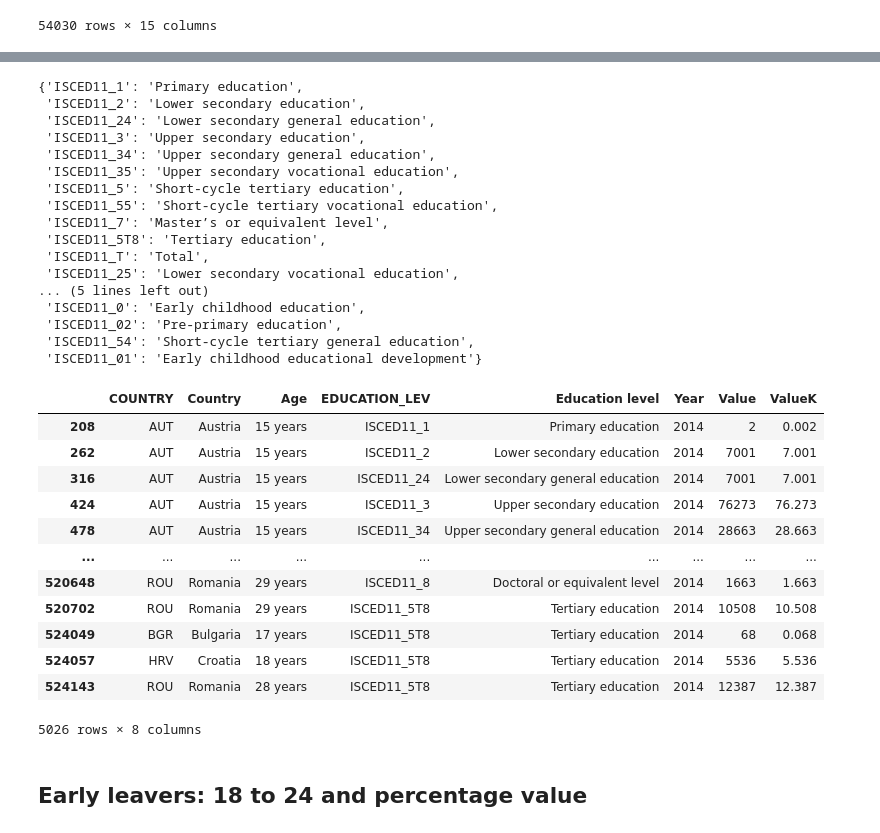
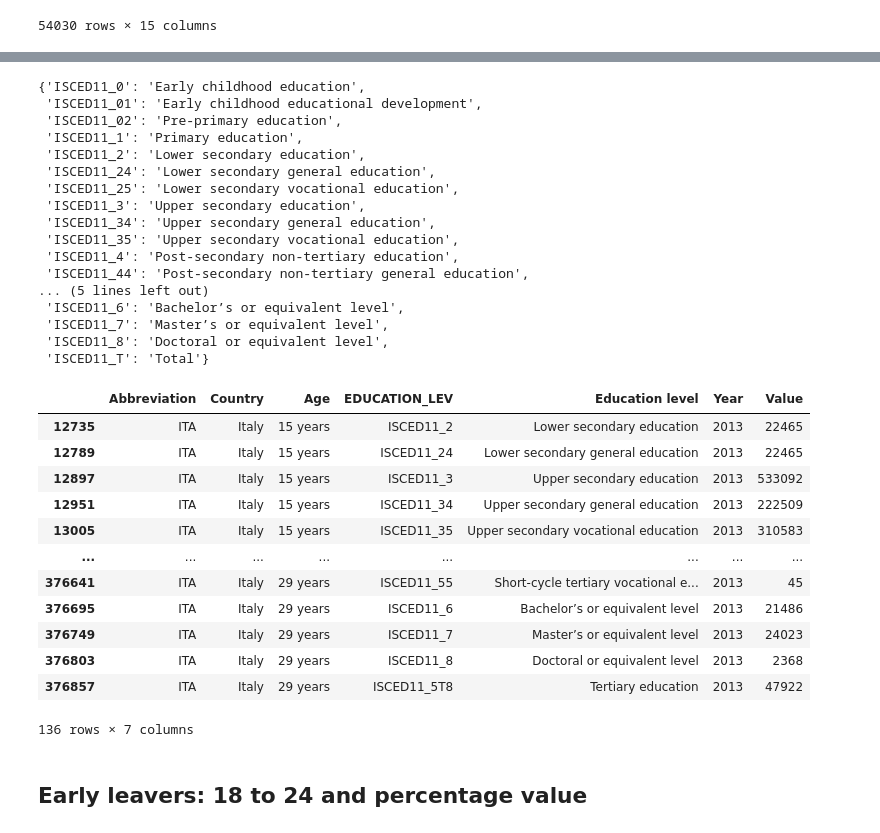
Before and after one commit to VittorioBartolomeoSecondin/DVISProject-CAValli_Team, a Jupyter notebook: Preprocessing_story2.ipynb, the cells around one changed output, grey strips where cells are left out. Drawn from its saved outputs; the diff is of its cells as text; code cells hidden in the pictures.

```diff
--- a/Preprocessing_story2.ipynb
+++ b/Preprocessing_story2.ipynb
@@ -457,8 +457,9 @@ filtered_enrolment
 # %%
 enrolment_final = filtered_enrolment.copy()
 enrolment_final.drop(['SEX', 'Gender', 'AGE', 'INTENSITY', 'Intensity', 'YEAR', 'Flag Codes', 'Flags'], axis = 1, inplace = True)
-enrolment_final['ValueK'] = round((enrolment_final['Value'] / 1000), 3)
 enrolment_final['Value'] = enrolment_final['Value'].round(0).astype(int)
+enrolment_final.rename(columns = {'COUNTRY': 'Abbreviation'}, inplace = True)
+enrolment_final['Country'] = enrolment_final['Abbreviation'].map(country_abbreviations_reversed)
 # %%
 filtered_distinct_values_dict = {col: enrolment_final[col].unique() for col in enrolment_final.columns}
 for col, values in filtered_distinct_values_dict.items():
@@ -484,24 +485,25 @@ Distinct values for column 'ValueK': [3.000e-03 2.000e-03 1.000e-03 ... 9.868e+0
 # %%
 education_level_dict = dict(zip(enrolment_final['EDUCATION_LEV'].unique(), enrolment_final['Education level'].unique()))
-education_level_dict
+sorted_education_level_dict = dict(sorted(education_level_dict.items()))
+sorted_education_level_dict
 # %% [output]
-{'ISCED11_1': 'Primary education',
+{'ISCED11_0': 'Early childhood education',
+ 'ISCED11_01': 'Early childhood educational development',
+ 'ISCED11_02': 'Pre-primary education',
+ 'ISCED11_1': 'Primary education',
  'ISCED11_2': 'Lower secondary education',
  'ISCED11_24': 'Lower secondary general education',
+ 'ISCED11_25': 'Lower secondary vocational education',
  'ISCED11_3': 'Upper secondary education',
  'ISCED11_34': 'Upper secondary general education',
  'ISCED11_35': 'Upper secondary vocational education',
- 'ISCED11_5': 'Short-cycle tertiary education',
- 'ISCED11_55': 'Short-cycle tertiary vocational education',
+ 'ISCED11_4': 'Post-secondary non-tertiary education',
+ 'ISCED11_44': 'Post-secondary non-tertiary general education',
+... (5 lines left out)
+ 'ISCED11_6': 'Bachelor’s or equivalent level',
  'ISCED11_7': 'Master’s or equivalent level',
- 'ISCED11_5T8': 'Tertiary education',
- 'ISCED11_T': 'Total',
- 'ISCED11_25': 'Lower secondary vocational education',
-... (5 lines left out)
- 'ISCED11_0': 'Early childhood education',
- 'ISCED11_02': 'Pre-primary education',
- 'ISCED11_54': 'Short-cycle tertiary general education',
- 'ISCED11_01': 'Early childhood educational development'}
+ 'ISCED11_8': 'Doctoral or equivalent level',
+ 'ISCED11_T': 'Total'}
 # %%
 years = range(2013, 2022)
 enrolment_dict = {}
@@ -512,22 +514,34 @@ for year in years:
     current_year_df = current_year_df[(current_year_df['Education level'] != 'Total') \
                                       & (current_year_df['Age'] != 'Total')]
     enrolment_dict[f'enrolment{year}'] = current_year_df
-# %%
-enrolment_dict['enrolment2014']
-# %% [output]
-|  | COUNTRY | Country | Age | EDUCATION_LEV | Education level | Year | Value | ValueK |
-| 208 | AUT | Austria | 15 years | ISCED11_1 | Primary education | 2014 | 2 | 0.002 |
-| 262 | AUT | Austria | 15 years | ISCED11_2 | Lower secondary education | 2014 | 7001 | 7.001 |
-| 316 | AUT | Austria | 15 years | ISCED11_24 | Lower secondary general education | 2014 | 7001 | 7.001 |
-| 424 | AUT | Austria | 15 years | ISCED11_3 | Upper secondary education | 2014 | 76273 | 76.273 |
-| 478 | AUT | Austria | 15 years | ISCED11_34 | Upper secondary general education | 2014 | 28663 | 28.663 |
-| ... | ... | ... | ... | ... | ... | ... | ... | ... |
-| 520648 | ROU | Romania | 29 years | ISCED11_8 | Doctoral or equivalent level | 2014 | 1663 | 1.663 |
-| 520702 | ROU | Romania | 29 years | ISCED11_5T8 | Tertiary education | 2014 | 10508 | 10.508 |
-| 524049 | BGR | Bulgaria | 17 years | ISCED11_5T8 | Tertiary education | 2014 | 68 | 0.068 |
-| 524057 | HRV | Croatia | 18 years | ISCED11_5T8 | Tertiary education | 2014 | 5536 | 5.536 |
-| 524143 | ROU | Romania | 28 years | ISCED11_5T8 | Tertiary education | 2014 | 12387 | 12.387 |
-5026 rows × 8 columns
+# %%
+years = range(2013, 2022)
+enrolment_country = {}
+
+for country in enrolment_final['Country'].unique():
+    enrolment_country[country] = {}
+
+    for year in years:
+        current_data = enrolment_final[(enrolment_final['Country'] == country) & (enrolment_final['Year'] == year)].copy()
+        enrolment_country[country][f'enrolment{year}_unfiltered'] = current_data.copy()
+        current_data = current_data[(current_data['Education level'] != 'Total') & (current_data['Age'] != 'Total')]
+        enrolment_country[country][f'enrolment{year}'] = current_data.copy()
+# %%
+enrolment_country['Italy']['enrolment2013']
+# %% [output]
+|  | Abbreviation | Country | Age | EDUCATION_LEV | Education level | Year | Value |
+| 12735 | ITA | Italy | 15 years | ISCED11_2 | Lower secondary education | 2013 | 22465 |
+| 12789 | ITA | Italy | 15 years | ISCED11_24 | Lower secondary general education | 2013 | 22465 |
+| 12897 | ITA | Italy | 15 years | ISCED11_3 | Upper secondary education | 2013 | 533092 |
+| 12951 | ITA | Italy | 15 years | ISCED11_34 | Upper secondary general education | 2013 | 222509 |
+| 13005 | ITA | Italy | 15 years | ISCED11_35 | Upper secondary vocational education | 2013 | 310583 |
+| ... | ... | ... | ... | ... | ... | ... | ... |
+| 376641 | ITA | Italy | 29 years | ISCED11_55 | Short-cycle tertiary vocational e... | 2013 | 45 |
+| 376695 | ITA | Italy | 29 years | ISCED11_6 | Bachelor’s or equivalent level | 2013 | 21486 |
+| 376749 | ITA | Italy | 29 years | ISCED11_7 | Master’s or equivalent level | 2013 | 24023 |
+| 376803 | ITA | Italy | 29 years | ISCED11_8 | Doctoral or equivalent level | 2013 | 2368 |
+| 376857 | ITA | Italy | 29 years | ISCED11_5T8 | Tertiary education | 2013 | 47922 |
+136 rows × 7 columns
 # %% [markdown]
 ## Early leavers: 18 to 24 and percentage value
 # %% [markdown]
```
Also changed, not shown: parts of 1 cell of this notebook.
